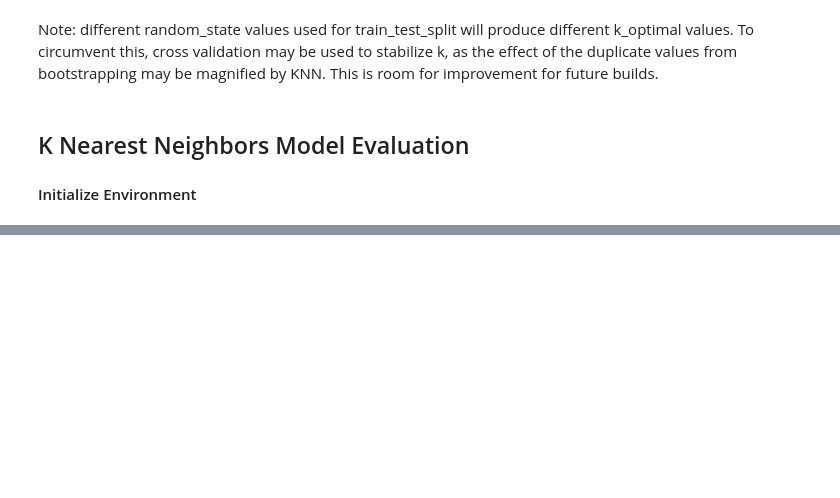
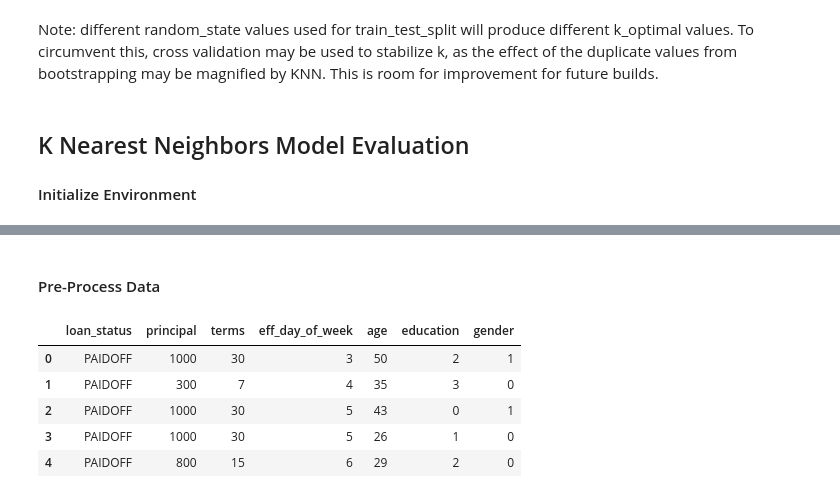
Before and after one commit to demic312/LoanDataProject, a Jupyter notebook: LoanData.ipynb, the cells around one changed output, grey strips where cells are left out. Cells and saved outputs as stored; diff of their text form; code cells hidden in the pictures; blank space fills up the shorter version.

```diff
--- a/LoanData.ipynb
+++ b/LoanData.ipynb
@@ -194,0 +213,17 @@ Note: different random_state values used for train_test_split will produce diffe
+# %% [markdown]
+#### Pre-Process Data
+# %%
+KNN_eval_df['eff_day_of_week'] = KNN_eval_df['effective_date'].dt.dayofweek
+
+KNN_eval_df.drop(KNN_eval_df.columns[[3, 4]], axis = 1, inplace = True);
+
+KNN_eval_df = KNN_eval_df[['loan_status', 'principal', 'terms', 'eff_day_of_week', 'age', 'education', 'gender']]
+
+display(KNN_eval_df.head())
+# %% [output]
+|  | loan_status | principal | terms | eff_day_of_week | age | education | gender |
+| 0 | PAIDOFF | 1000 | 30 | 3 | 50 | 2 | 1 |
+| 1 | PAIDOFF | 300 | 7 | 4 | 35 | 3 | 0 |
+| 2 | PAIDOFF | 1000 | 30 | 5 | 43 | 0 | 1 |
+| 3 | PAIDOFF | 1000 | 30 | 5 | 26 | 1 | 0 |
+| 4 | PAIDOFF | 800 | 15 | 6 | 29 | 2 | 0 |
```
Also changed, not shown: parts of 19 cells of this notebook.
